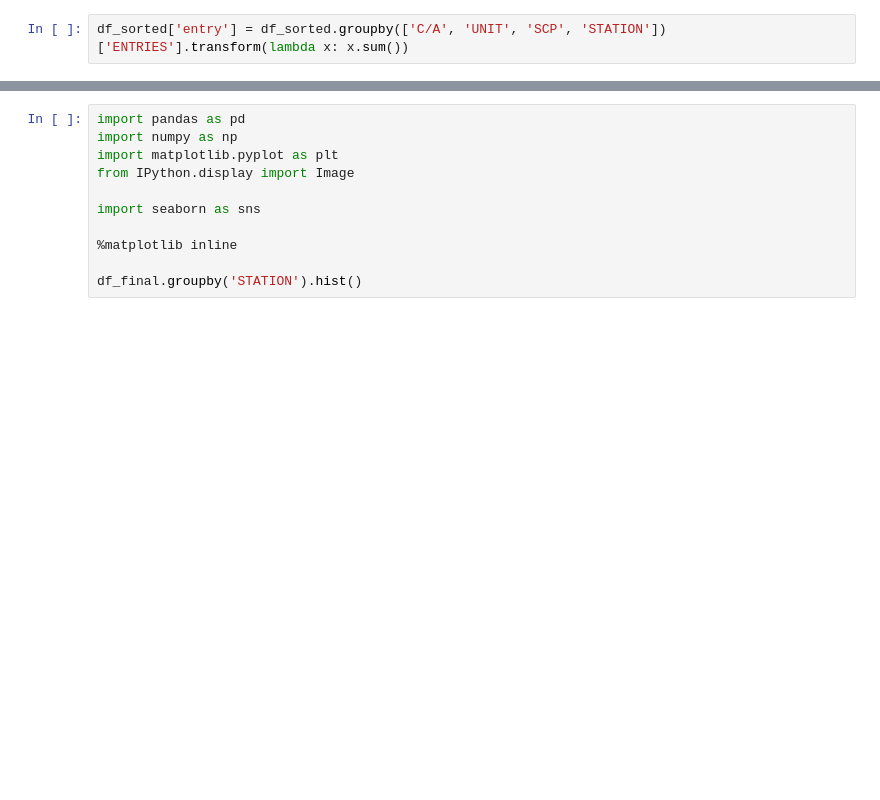
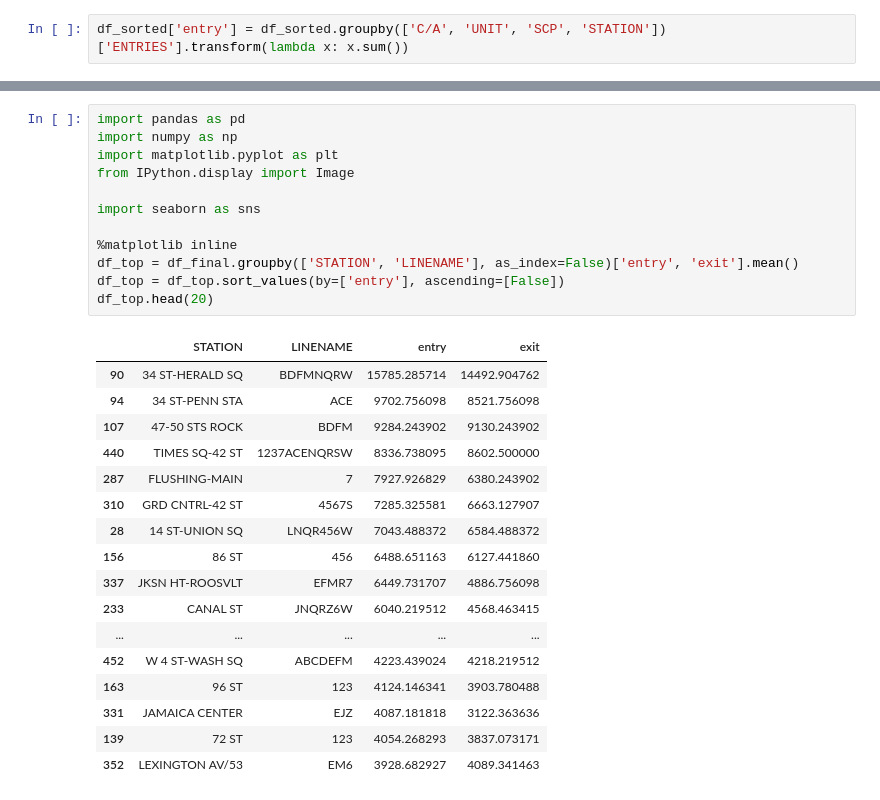
Before and after one commit to jtirtanata/proj1-mta, a Jupyter notebook: Untitled.ipynb, the cells around one changed output, grey strips where cells are left out. Saved outputs shown, nothing was run; the diff lists cells and outputs as text; blank space fills up the shorter version.

```diff
--- a/Untitled.ipynb
+++ b/Untitled.ipynb
@@ -119,11 +122,30 @@ df_final.head(10)
 # %%
 import pandas as pd
 import numpy as np
 import matplotlib.pyplot as plt
 from IPython.display import Image
 
 import seaborn as sns
 
 %matplotlib inline
-
-df_final.groupby('STATION').hist()
+df_top = df_final.groupby(['STATION', 'LINENAME'], as_index=False)['entry', 'exit'].mean()
+df_top = df_top.sort_values(by=['entry'], ascending=[False])
+df_top.head(20)
+# %% [output]
+|  | STATION | LINENAME | entry | exit |
+| 90 | 34 ST-HERALD SQ | BDFMNQRW | 15785.285714 | 14492.904762 |
+| 94 | 34 ST-PENN STA | ACE | 9702.756098 | 8521.756098 |
+| 107 | 47-50 STS ROCK | BDFM | 9284.243902 | 9130.243902 |
+| 440 | TIMES SQ-42 ST | 1237ACENQRSW | 8336.738095 | 8602.500000 |
+| 287 | FLUSHING-MAIN | 7 | 7927.926829 | 6380.243902 |
+| 310 | GRD CNTRL-42 ST | 4567S | 7285.325581 | 6663.127907 |
+| 28 | 14 ST-UNION SQ | LNQR456W | 7043.488372 | 6584.488372 |
+| 156 | 86 ST | 456 | 6488.651163 | 6127.441860 |
+| 337 | JKSN HT-ROOSVLT | EFMR7 | 6449.731707 | 4886.756098 |
+| 233 | CANAL ST | JNQRZ6W | 6040.219512 | 4568.463415 |
+| ... | ... | ... | ... | ... |
+| 452 | W 4 ST-WASH SQ | ABCDEFM | 4223.439024 | 4218.219512 |
+| 163 | 96 ST | 123 | 4124.146341 | 3903.780488 |
+| 331 | JAMAICA CENTER | EJZ | 4087.181818 | 3122.363636 |
+| 139 | 72 ST | 123 | 4054.268293 | 3837.073171 |
+| 352 | LEXINGTON AV/53 | EM6 | 3928.682927 | 4089.341463 |
```
Also changed, not shown: parts of 3 cells of this notebook.
